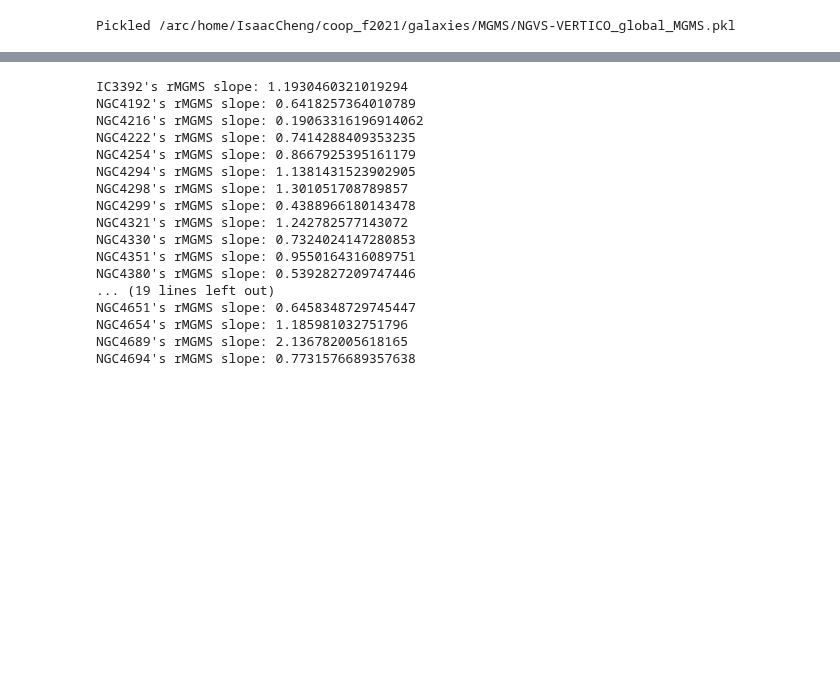
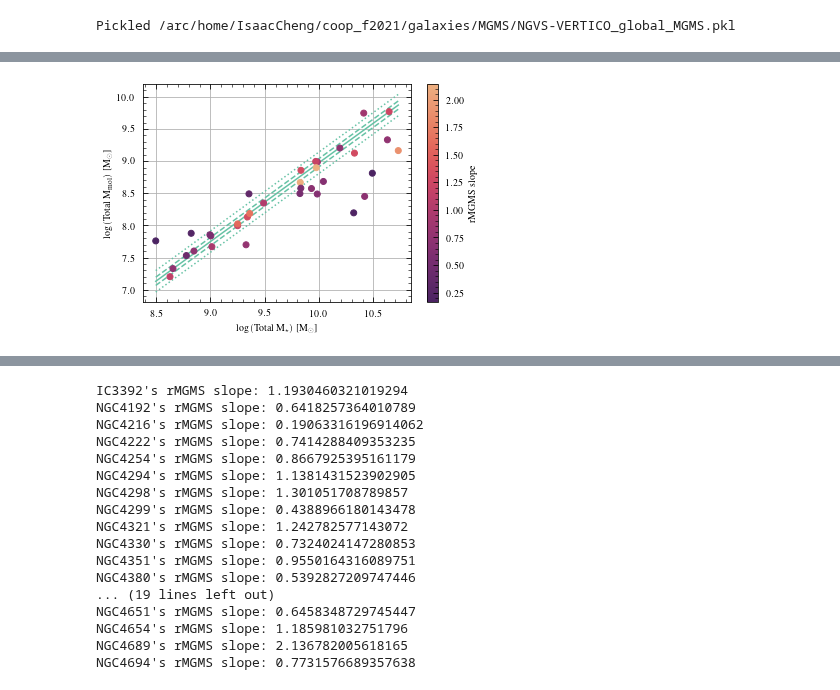
Before and after one commit to BearBearCodes/coop_f2021, a Jupyter notebook: galaxies/MGMS/MGMS.ipynb, the cells around one changed output, grey strips where cells are left out. Saved outputs shown, nothing was run; the diff lists cells and outputs as text; code cells hidden in the pictures; blank space fills up the shorter version.

```diff
--- a/galaxies/MGMS/MGMS.ipynb
+++ b/galaxies/MGMS/MGMS.ipynb
@@ -1296,0 +1355,31 @@ log_tot_gas_density_err.pop(ngc4302_idx)
+# %%
+fig, ax = plt.subplots()
+img = ax.scatter(log_tot_M, log_tot_gas, c=lts_slopes, cmap=sns.color_palette("flare_r", as_cmap=True), zorder=10)
+cbar = fig.colorbar(img)
+cbar.set_label("rMGMS slope")
+ax.errorbar(  # error bars are too small to be seen
+    x=log_tot_M,
+    y=log_tot_gas,
+    xerr=log_tot_M_err,
+    yerr=log_tot_gas_err,
+    fmt="none",
+    ecolor="r"
+)
+pu.add_lts_line(
+    ax,
+    sample_lts_slope,
+    sample_lts_int,
+    sample_pivot,
+    lts_rms=sample_lts_rms,
+    lts_clip=sample_lts_clip,
+    lts_xlim=None,
+    xdata=log_tot_M,
+    lts_color="C0",
+)
+# ax.set_aspect("equal")
+ax.set_xlabel(r"$\rm \log\left(Total\ M_\star\right)$ [$\rm M_\odot$]")
+ax.set_ylabel(r"$\rm \log\left(Total\ M_{mol}\right)$ [$\rm M_\odot$]")
+# fig.savefig("NGVS-VERTICO_MGMS_total_masses_no4302_noNorm_i_corr.pdf")
+plt.show()
+# %% [output]
+[figure, added]
```
Also changed, not shown: parts of 13 cells of this notebook, 30 other files.
